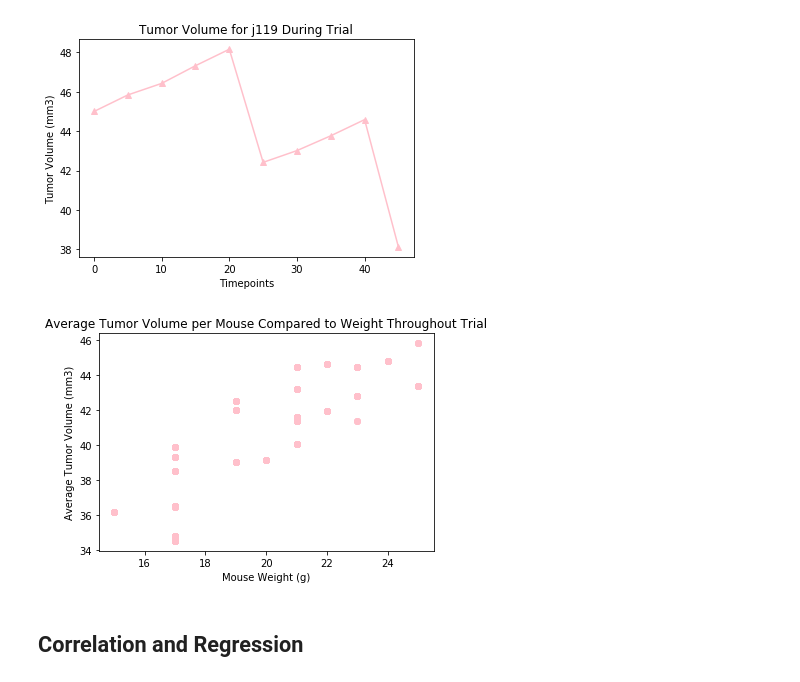
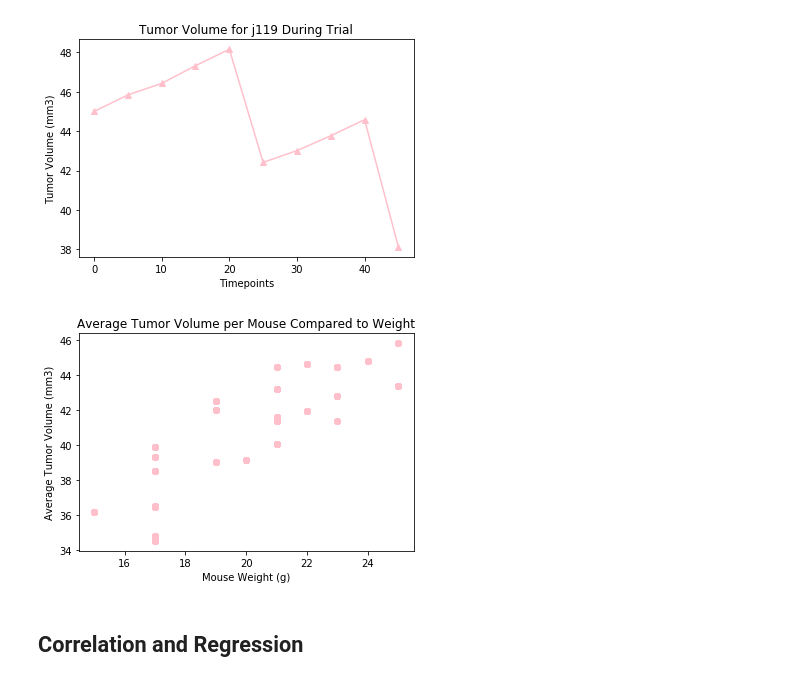
Before and after one commit to alissavokes/matplotlib-challenge, a Jupyter notebook: Pymaceuticals/pymaceuticals_starter.ipynb, the cells around one changed output. Cells and saved outputs as stored; diff of their text form; code cells hidden in the pictures.

```diff
--- a/Pymaceuticals/pymaceuticals_starter.ipynb
+++ b/Pymaceuticals/pymaceuticals_starter.ipynb
@@ -300,19 +306,19 @@ plt.show()
 # %%
 # Generate a scatter plot of mouse weight versus average tumor volume for the Capomulin regimen
 grp_mice_avg_tumor = cap_mice_data.groupby(["Mouse ID"]).agg(["mean"])
 avg_tumor_size = grp_mice_avg_tumor["Tumor Volume (mm3)"]
 mrg_tumor_cap = pd.merge(cap_mice_data, avg_tumor_size, on="Mouse ID")
 mrg_tumor_cap=mrg_tumor_cap.rename(columns={"mean":"Average Tumor Size"})
 
 mice_weights = mrg_tumor_cap["Weight (g)"].to_list()
 mice_tum_vol = mrg_tumor_cap["Average Tumor Size"]
 plt.scatter(mice_weights, mice_tum_vol, color="pink")
-plt.title("Average Tumor Volume per Mouse Compared to Weight Throughout Trial")
+plt.title("Average Tumor Volume per Mouse Compared to Weight")
 plt.xlabel("Mouse Weight (g)")
 plt.ylabel("Average Tumor Volume (mm3)")
 plt.show()
 # %% [output]
-[figure, old version]
+[figure, new version]
 # %% [markdown]
 ## Correlation and Regression
 # %%
```
Also changed, not shown: parts of 1 cell of this notebook.
